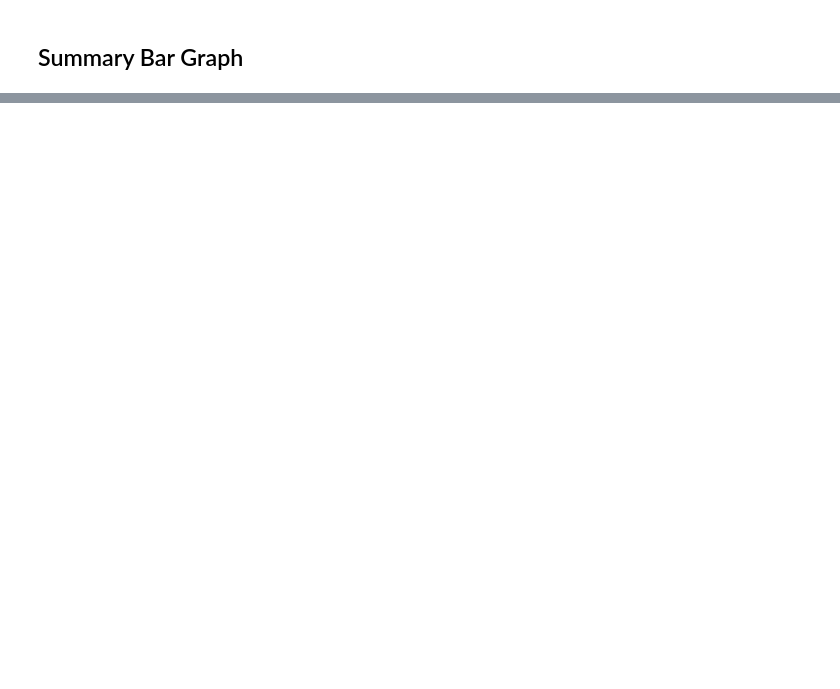
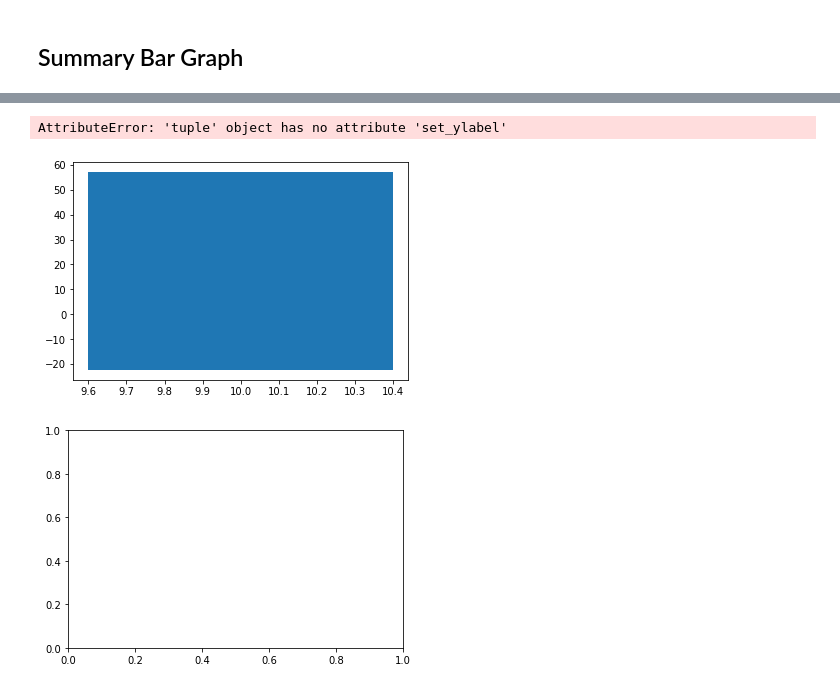
Before and after one commit to AtillaToy/matplotlib-challenge, a Jupyter notebook: Pymaceuticals/pymaceuticals_starter.ipynb, the cells around one changed output, grey strips where cells are left out. Cells and saved outputs as stored; diff of their text form; code cells hidden in the pictures; blank space fills up the shorter version.

```diff
--- a/Pymaceuticals/pymaceuticals_starter.ipynb
+++ b/Pymaceuticals/pymaceuticals_starter.ipynb
@@ -405,0 +313,8 @@ dtype: float64
+# %%
+# Calculate the MTV change for each drug
+
+final = MTV_df.loc[MTV_df["Timepoint"] == 45, ['Drug','Tumor Volume (mm3)']]
+final = final.set_index("Drug")
+delta = (final["Tumor Volume (mm3)"] - 45)/ 45 * 100
+
+delta
@@ -406,23 +334,53 @@ dtype: float64
 # %%
 # Store all Relevant Percent Changes into a Tuple
 
+tdelta = tuple(zip(delta.index, delta))
 
 # Splice the data between passing and failing drugs
+
+
+
+plt.bar(len(delta), delta)
+#graphs % change of tumor as bar graph
 
 
 # Orient widths. Add labels, tick marks, etc.
 
 
 # Use functions to label the percentages of changes
 
 
 # Call functions to implement the function calls
 
 
 # Save the Figure
 
 
 # Show the Figure
-fig.show()
+
+
+fig4 = plt.subplots()
+ind = np.arange(len(tdelta))
+width = 1
+
+
+# Orient widths. Add labels, tick marks, etc.
+fig4.set_ylabel('% Tumor Volume Change')
+fig4.set_title('Tumor Change Over 45 Day Treatment')
+fig4.set_xticks(ind + 0.5)
+fig4.set_xticklabels(delta.index)
+fig4.set_ylim([-30,70])
+fig4.grid(True)
+
+
+# Save the Figure
+#fig.savefig("analysis/Fig4.png")
+
+# Show the Figure
+fig4.show()
+# %% [output]
+AttributeError: 'tuple' object has no attribute 'set_ylabel'
+[figure, added]
+[figure, added]
 # %% [markdown]
 ![Metastatic Spread During Treatment](../Images/change.png)
```
Also changed, not shown: parts of 18 cells of this notebook.
